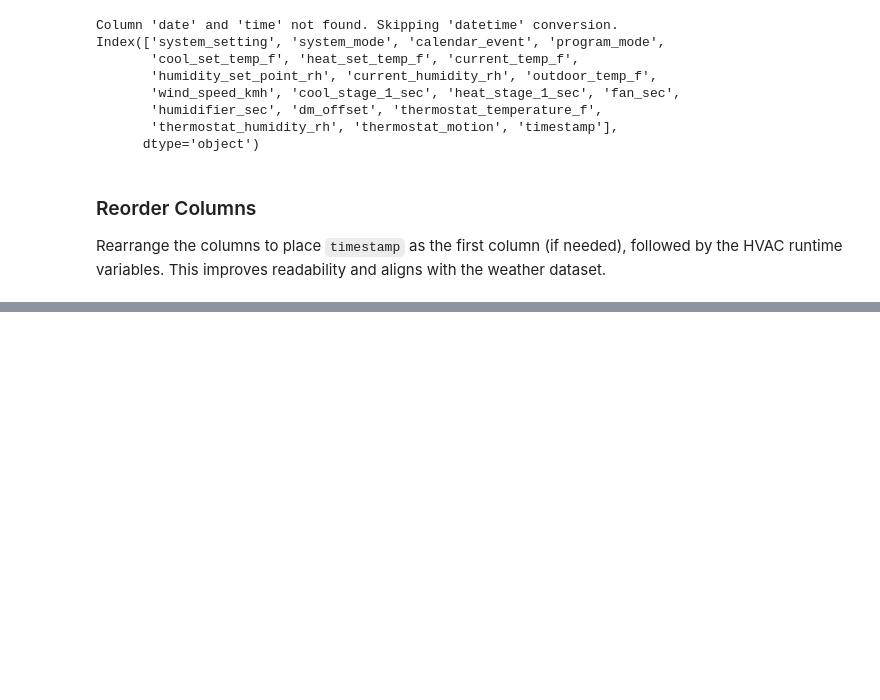
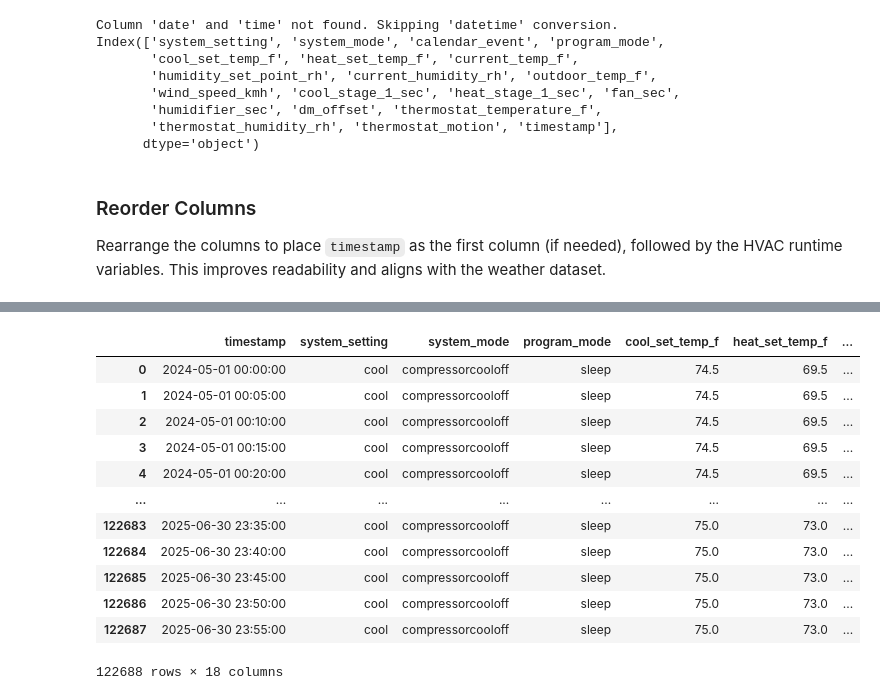
Before and after one commit to sarayum/thermostat_energy_analysis, a Jupyter notebook: notebooks/clean_thermostat_data.ipynb, the cells around one changed output, grey strips where cells are left out. Cells and saved outputs as stored; diff of their text form; code cells hidden in the pictures; blank space fills up the shorter version.

```diff
--- a/notebooks/clean_thermostat_data.ipynb
+++ b/notebooks/clean_thermostat_data.ipynb
@@ -204,0 +220,3 @@ Index(['timestamp', 'system_setting', 'system_mode', 'calendar_event',
+# %%
+thermostat_df['thermostat_motion'] = thermostat_df['thermostat_motion'].fillna(0).astype(int)
+#print(thermostat_df.dtypes)
@@ -204,0 +245,8 @@ Index(['timestamp', 'system_setting', 'system_mode', 'calendar_event',
+# %%
+cat_cols = ['system_mode', 'calendar_event', 'program_mode', 'system_setting']
+
+for col in cat_cols:
+    if col in thermostat_df.columns:
+        thermostat_df[col] = thermostat_df[col].astype(str).str.strip().str.lower()
+
+#thermostat_df
@@ -204,0 +305,18 @@ Index(['timestamp', 'system_setting', 'system_mode', 'calendar_event',
+# %%
+# making a copy before filling
+thermostat_df_before_fill = thermostat_df.copy()
+thermostat_df_before_fill
+# %% [output]
+|  | timestamp | system_setting | system_mode | program_mode | cool_set_temp_f | heat_set_temp_f | ... |
+| 0 | 2024-05-01 00:00:00 | cool | compressorcooloff | sleep | 74.5 | 69.5 | ... |
+| 1 | 2024-05-01 00:05:00 | cool | compressorcooloff | sleep | 74.5 | 69.5 | ... |
+| 2 | 2024-05-01 00:10:00 | cool | compressorcooloff | sleep | 74.5 | 69.5 | ... |
+| 3 | 2024-05-01 00:15:00 | cool | compressorcooloff | sleep | 74.5 | 69.5 | ... |
+| 4 | 2024-05-01 00:20:00 | cool | compressorcooloff | sleep | 74.5 | 69.5 | ... |
+| ... | ... | ... | ... | ... | ... | ... | ... |
+| 122683 | 2025-06-30 23:35:00 | cool | compressorcooloff | sleep | 75.0 | 73.0 | ... |
+| 122684 | 2025-06-30 23:40:00 | cool | compressorcooloff | sleep | 75.0 | 73.0 | ... |
+| 122685 | 2025-06-30 23:45:00 | cool | compressorcooloff | sleep | 75.0 | 73.0 | ... |
+| 122686 | 2025-06-30 23:50:00 | cool | compressorcooloff | sleep | 75.0 | 73.0 | ... |
+| 122687 | 2025-06-30 23:55:00 | cool | compressorcooloff | sleep | 75.0 | 73.0 | ... |
+122688 rows × 18 columns
```
Also changed, not shown: parts of 23 cells of this notebook.
